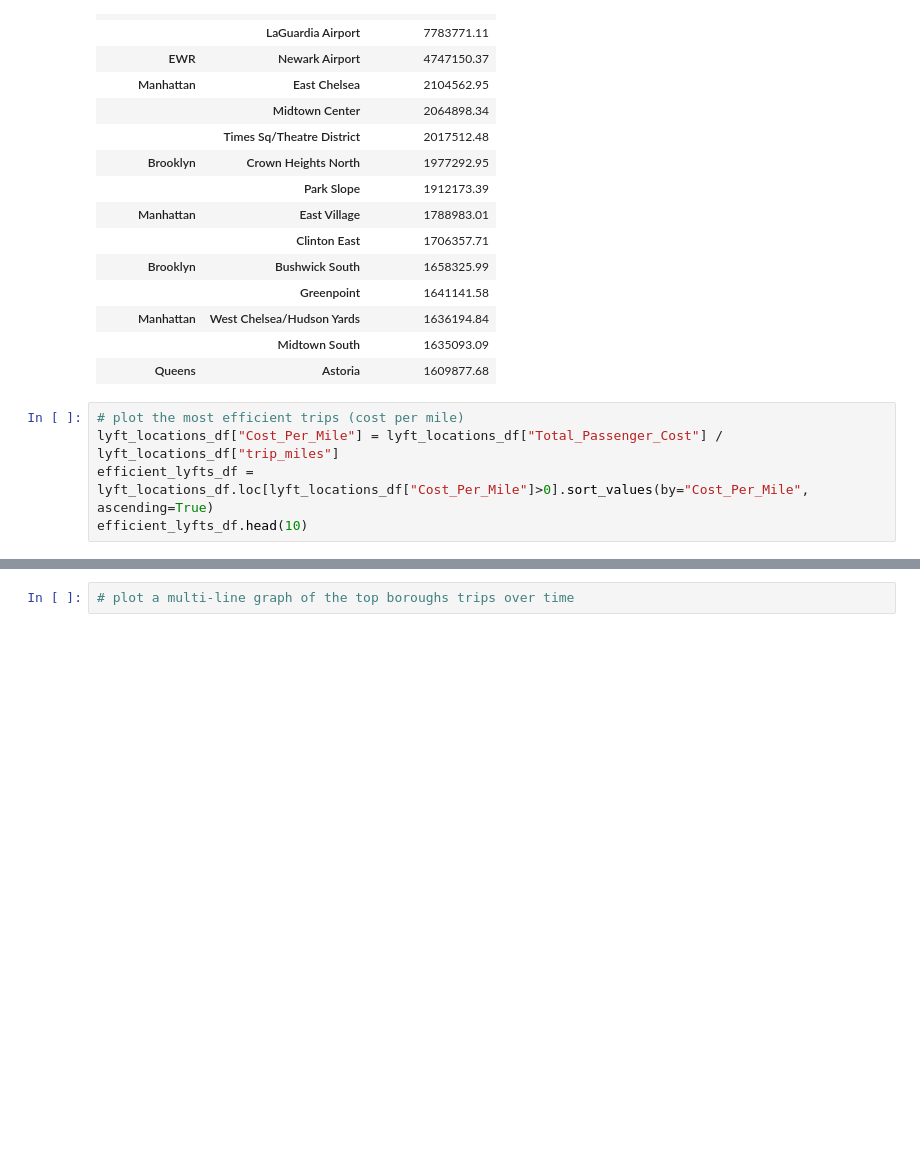
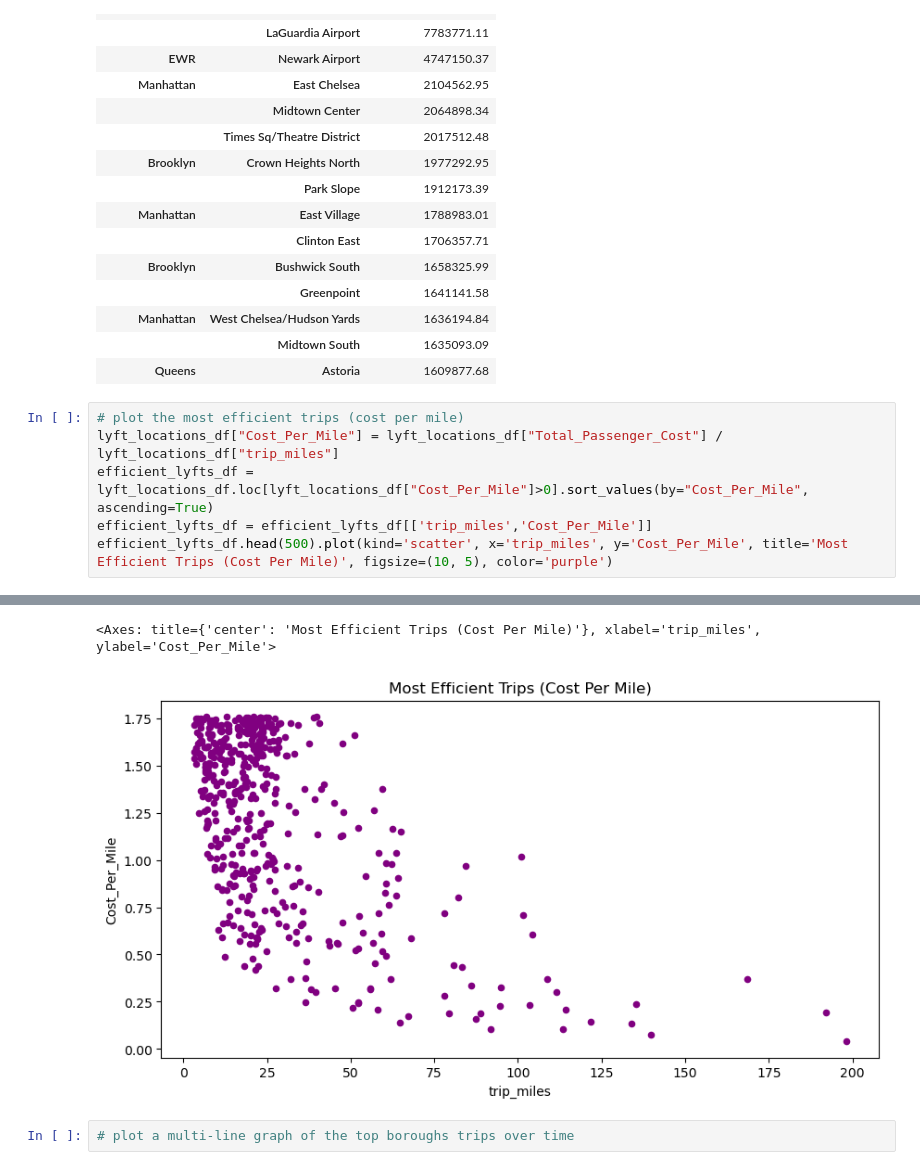
Before and after one commit to T-Haight/project1_group1_osubootcamp, a Jupyter notebook: Common_Trends.ipynb, the cells around one changed output, grey strips where cells are left out. Cells and saved outputs as stored; diff of their text form; blank space fills up the shorter version.

```diff
--- a/Common_Trends.ipynb
+++ b/Common_Trends.ipynb
@@ -182,5 +209,6 @@ borough_dropoff_costs.head(15)
 # plot the most efficient trips (cost per mile)
 lyft_locations_df["Cost_Per_Mile"] = lyft_locations_df["Total_Passenger_Cost"] / lyft_locations_df["trip_miles"]
 efficient_lyfts_df = lyft_locations_df.loc[lyft_locations_df["Cost_Per_Mile"]>0].sort_values(by="Cost_Per_Mile", ascending=True)
-efficient_lyfts_df.head(10)
+efficient_lyfts_df = efficient_lyfts_df[['trip_miles','Cost_Per_Mile']]
+efficient_lyfts_df.head(500).plot(kind='scatter', x='trip_miles', y='Cost_Per_Mile', title='Most Efficient Trips (Cost Per Mile)', figsize=(10, 5), color='purple')
 # %% [output]
@@ -198,2 +215,4 @@ efficient_lyfts_df.head(10)
+<Axes: title={'center': 'Most Efficient Trips (Cost Per Mile)'}, xlabel='trip_miles', ylabel='Cost_Per_Mile'>
+[figure, added]
 # %%
 # plot a multi-line graph of the top boroughs trips over time
```
Also changed, not shown: parts of 12 cells of this notebook.
